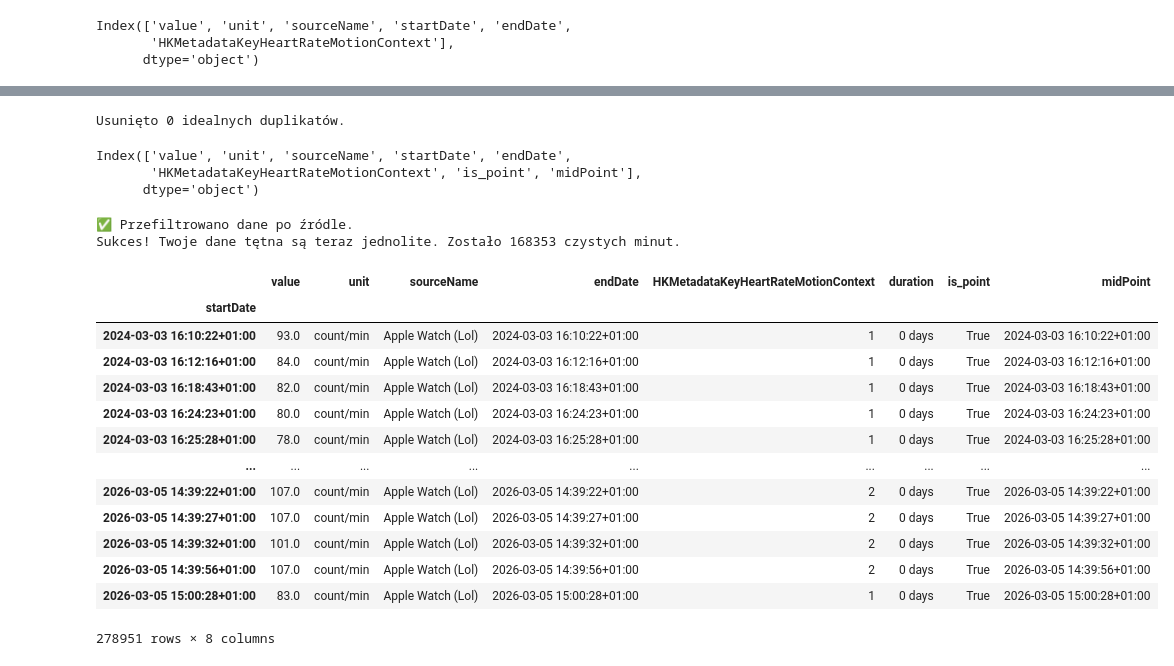
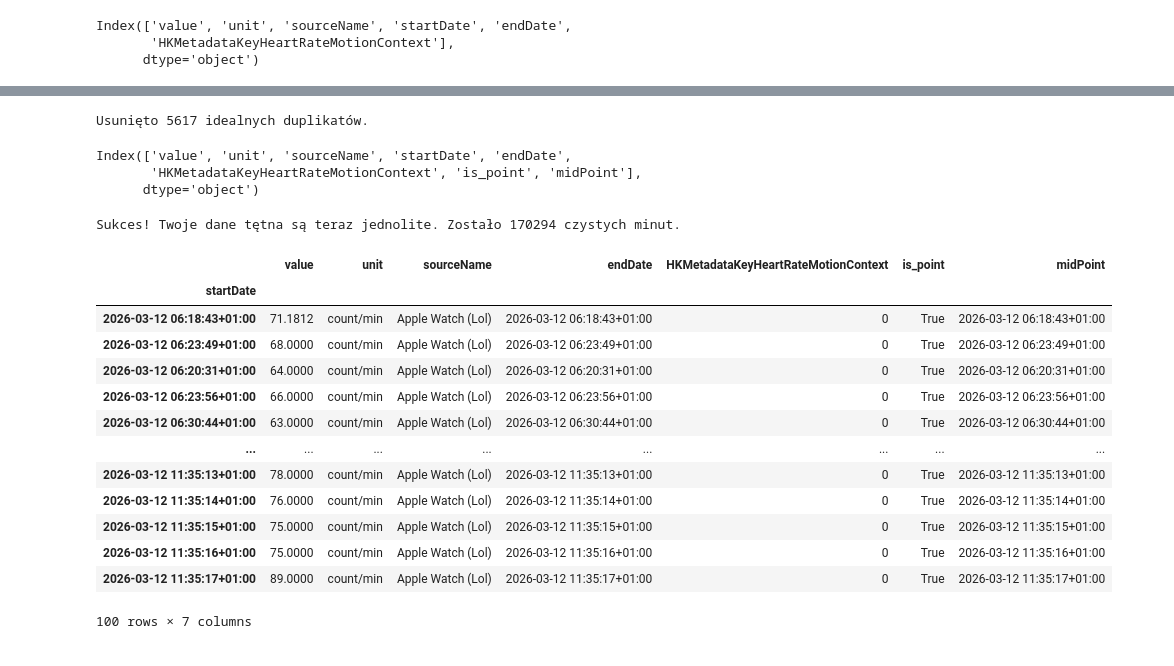
Before and after one commit to mat787/HealthAnalyzer, a Jupyter notebook: research.ipynb, the cells around one changed output, grey strips where cells are left out. Saved outputs shown, nothing was run; the diff lists cells and outputs as text; code cells hidden in the pictures.

```diff
--- a/research.ipynb
+++ b/research.ipynb
@@ -72,15 +174,16 @@ important_tags = {
 diff_types = set()
 
 print("--- PRZEGLĄD STRUKTURY REKORDÓW ---")
-
+diff_tags = set()
 # Iterujemy po pliku
 for event, elem in ET.iterparse(path, events=("end",)):
     if elem.tag in important_tags:
-        typ = elem.get("type") or elem.tag
+        typ = elem.get("type") or elem.tag or elem.get("workoutActivityType") or "Brak podtypu"
 
         if typ not in diff_types:
             print(f"\n TYP: {typ}")
             print(f"   Atrybuty: {elem.attrib}")
+            diff_tags.add(typ)
 
             children = list(elem)
             if children:
@@ -92,6 +195,8 @@ for event, elem in ET.iterparse(path, events=("end",)):
 
 
         elem.clear()
+print("Lista różnych typów")
+print(diff_tags)
 # %% [output]
 --- PRZEGLĄD STRUKTURY REKORDÓW ---
 
@@ -190,10 +298,8 @@ def load_all_health_data(file_path, mapping):
     # event="end" oznacza, że reagujemy, gdy zamknie się tag </Record>
     context = ET.iterparse(file_path, events=("end",))
 
-    print("🚀 Rozpoczynam jednorazowy odczyt pliku... To potrwa ok. 30-60 sek.")
-
     for event, elem in context:
-        if elem.tag == "Record":
+        if elem.tag == "Record" or elem.tag == "Workout" or :
             long_type = elem.get("type")
 
             # 3. Jeśli ten typ jest w naszym słowniku krótkich nazw
@@ -373,7 +465,7 @@ df_clean = df.drop_duplicates(subset=['startDate', 'endDate', 'value'])
 
 print(f"Usunięto {len(df) - len(df_clean)} idealnych duplikatów.")
 # %% [output]
-Usunięto 0 idealnych duplikatów.
+Usunięto 5617 idealnych duplikatów.
 # %%
 df['midPoint'] = df['startDate'] + (df['endDate'] - df['startDate']) / 2
 # %%
@@ -412,22 +504,21 @@ df_hr_1min = df_hr_1min.dropna()
 
 print(f"Sukces! Twoje dane tętna są teraz jednolite. Zostało {len(df_hr_1min)} czystych minut.")
 # %% [output]
-✅ Przefiltrowano dane po źródle.
-Sukces! Twoje dane tętna są teraz jednolite. Zostało 168353 czystych minut.
+Sukces! Twoje dane tętna są teraz jednolite. Zostało 170294 czystych minut.
 # %%
-display(df_hr_1min)
+display(df.tail(100))
 # %% [output]
-|  | value | unit | sourceName | endDate | HKMetadataKeyHeartRateMotionContext | duration | is_point | midPoint |
-| startDate |  |  |  |  |  |  |  |  |
-| 2024-03-03 16:10:22+01:00 | 93.0 | count/min | Apple Watch (Lol) | 2024-03-03 16:10:22+01:00 | 1 | 0 days | True | 2024-03-03 16:10:22+01:00 |
-| 2024-03-03 16:12:16+01:00 | 84.0 | count/min | Apple Watch (Lol) | 2024-03-03 16:12:16+01:00 | 1 | 0 days | True | 2024-03-03 16:12:16+01:00 |
-| 2024-03-03 16:18:43+01:00 | 82.0 | count/min | Apple Watch (Lol) | 2024-03-03 16:18:43+01:00 | 1 | 0 days | True | 2024-03-03 16:18:43+01:00 |
-| 2024-03-03 16:24:23+01:00 | 80.0 | count/min | Apple Watch (Lol) | 2024-03-03 16:24:23+01:00 | 1 | 0 days | True | 2024-03-03 16:24:23+01:00 |
-| 2024-03-03 16:25:28+01:00 | 78.0 | count/min | Apple Watch (Lol) | 2024-03-03 16:25:28+01:00 | 1 | 0 days | True | 2024-03-03 16:25:28+01:00 |
-| ... | ... | ... | ... | ... | ... | ... | ... | ... |
-| 2026-03-05 14:39:22+01:00 | 107.0 | count/min | Apple Watch (Lol) | 2026-03-05 14:39:22+01:00 | 2 | 0 days | True | 2026-03-05 14:39:22+01:00 |
-| 2026-03-05 14:39:27+01:00 | 107.0 | count/min | Apple Watch (Lol) | 2026-03-05 14:39:27+01:00 | 2 | 0 days | True | 2026-03-05 14:39:27+01:00 |
-| 2026-03-05 14:39:32+01:00 | 101.0 | count/min | Apple Watch (Lol) | 2026-03-05 14:39:32+01:00 | 2 | 0 days | True | 2026-03-05 14:39:32+01:00 |
-| 2026-03-05 14:39:56+01:00 | 107.0 | count/min | Apple Watch (Lol) | 2026-03-05 14:39:56+01:00 | 2 | 0 days | True | 2026-03-05 14:39:56+01:00 |
-| 2026-03-05 15:00:28+01:00 | 83.0 | count/min | Apple Watch (Lol) | 2026-03-05 15:00:28+01:00 | 1 | 0 days | True | 2026-03-05 15:00:28+01:00 |
+|  | value | unit | sourceName | endDate | HKMetadataKeyHeartRateMotionContext | is_point | midPoint |
+| startDate |  |  |  |  |  |  |  |
+| 2026-03-12 06:18:43+01:00 | 71.1812 | count/min | Apple Watch (Lol) | 2026-03-12 06:18:43+01:00 | 0 | True | 2026-03-12 06:18:43+01:00 |
+| 2026-03-12 06:23:49+01:00 | 68.0000 | count/min | Apple Watch (Lol) | 2026-03-12 06:23:49+01:00 | 0 | True | 2026-03-12 06:23:49+01:00 |
+| 2026-03-12 06:20:31+01:00 | 64.0000 | count/min | Apple Watch (Lol) | 2026-03-12 06:20:31+01:00 | 0 | True | 2026-03-12 06:20:31+01:00 |
+| 2026-03-12 06:23:56+01:00 | 66.0000 | count/min | Apple Watch (Lol) | 2026-03-12 06:23:56+01:00 | 0 | True | 2026-03-12 06:23:56+01:00 |
+| 2026-03-12 06:30:44+01:00 | 63.0000 | count/min | Apple Watch (Lol) | 2026-03-12 06:30:44+01:00 | 0 | True | 2026-03-12 06:30:44+01:00 |
+| ... | ... | ... | ... | ... | ... | ... | ... |
+| 2026-03-12 11:35:13+01:00 | 78.0000 | count/min | Apple Watch (Lol) | 2026-03-12 11:35:13+01:00 | 0 | True | 2026-03-12 11:35:13+01:00 |
+| 2026-03-12 11:35:14+01:00 | 76.0000 | count/min | Apple Watch (Lol) | 2026-03-12 11:35:14+01:00 | 0 | True | 2026-03-12 11:35:14+01:00 |
+| 2026-03-12 11:35:15+01:00 | 75.0000 | count/min | Apple Watch (Lol) | 2026-03-12 11:35:15+01:00 | 0 | True | 2026-03-12 11:35:15+01:00 |
+| 2026-03-12 11:35:16+01:00 | 75.0000 | count/min | Apple Watch (Lol) | 2026-03-12 11:35:16+01:00 | 0 | True | 2026-03-12 11:35:16+01:00 |
+| 2026-03-12 11:35:17+01:00 | 89.0000 | count/min | Apple Watch (Lol) | 2026-03-12 11:35:17+01:00 | 0 | True | 2026-03-12 11:35:17+01:00 |
-278951 rows × 8 columns
+100 rows × 7 columns
```
Also changed, not shown: parts of 13 cells of this notebook.
